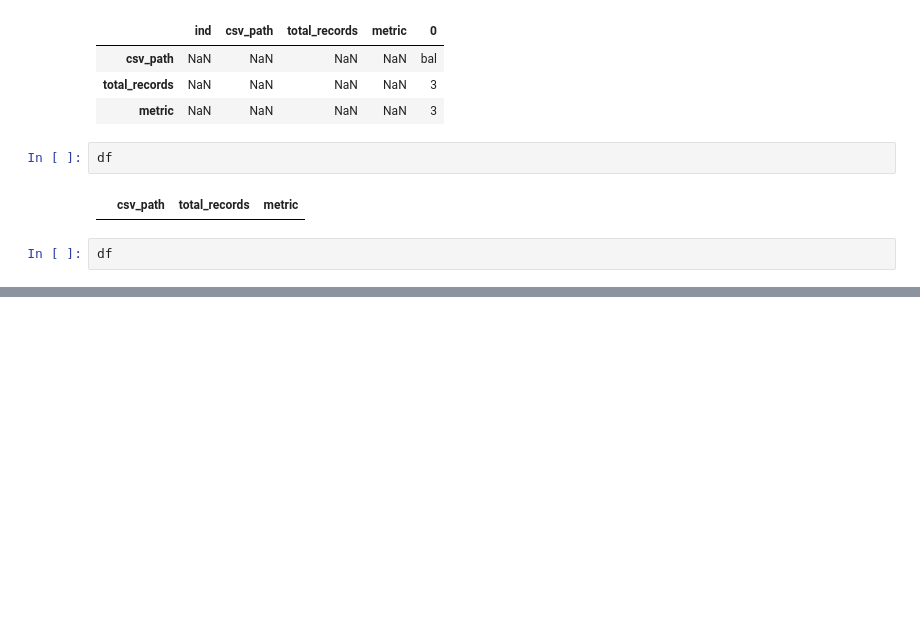
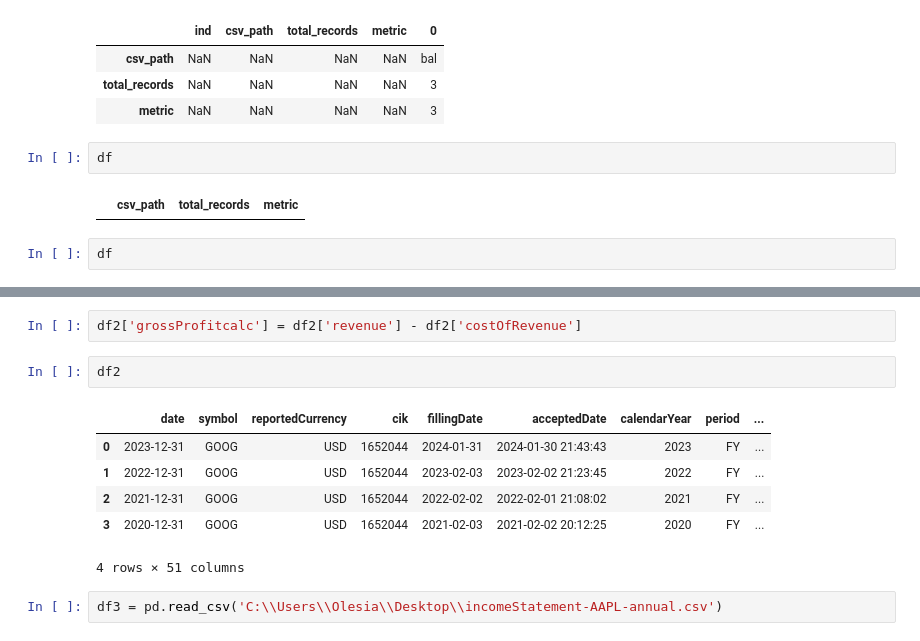
Before and after one commit to orozhanska/final_project_be, a Jupyter notebook: final_try.ipynb, the cells around one changed output, grey strips where cells are left out. Cells and saved outputs as stored; diff of their text form; blank space fills up the shorter version.

```diff
--- a/final_try.ipynb
+++ b/final_try.ipynb
@@ -25,0 +89,13 @@ df
+# %%
+df2['grossProfitcalc'] = df2['revenue'] - df2['costOfRevenue']
+# %%
+df2
+# %% [output]
+|  | date | symbol | reportedCurrency | cik | fillingDate | acceptedDate | calendarYear | period | ... |
+| 0 | 2023-12-31 | GOOG | USD | 1652044 | 2024-01-31 | 2024-01-30 21:43:43 | 2023 | FY | ... |
+| 1 | 2022-12-31 | GOOG | USD | 1652044 | 2023-02-03 | 2023-02-02 21:23:45 | 2022 | FY | ... |
+| 2 | 2021-12-31 | GOOG | USD | 1652044 | 2022-02-02 | 2022-02-01 21:08:02 | 2021 | FY | ... |
+| 3 | 2020-12-31 | GOOG | USD | 1652044 | 2021-02-03 | 2021-02-02 20:12:25 | 2020 | FY | ... |
+4 rows × 51 columns
+# %%
+df3 = pd.read_csv('C:\\Users\\Olesia\\Desktop\\incomeStatement-AAPL-annual.csv')
```
Also changed, not shown: parts of 13 cells of this notebook, 1 other file.
